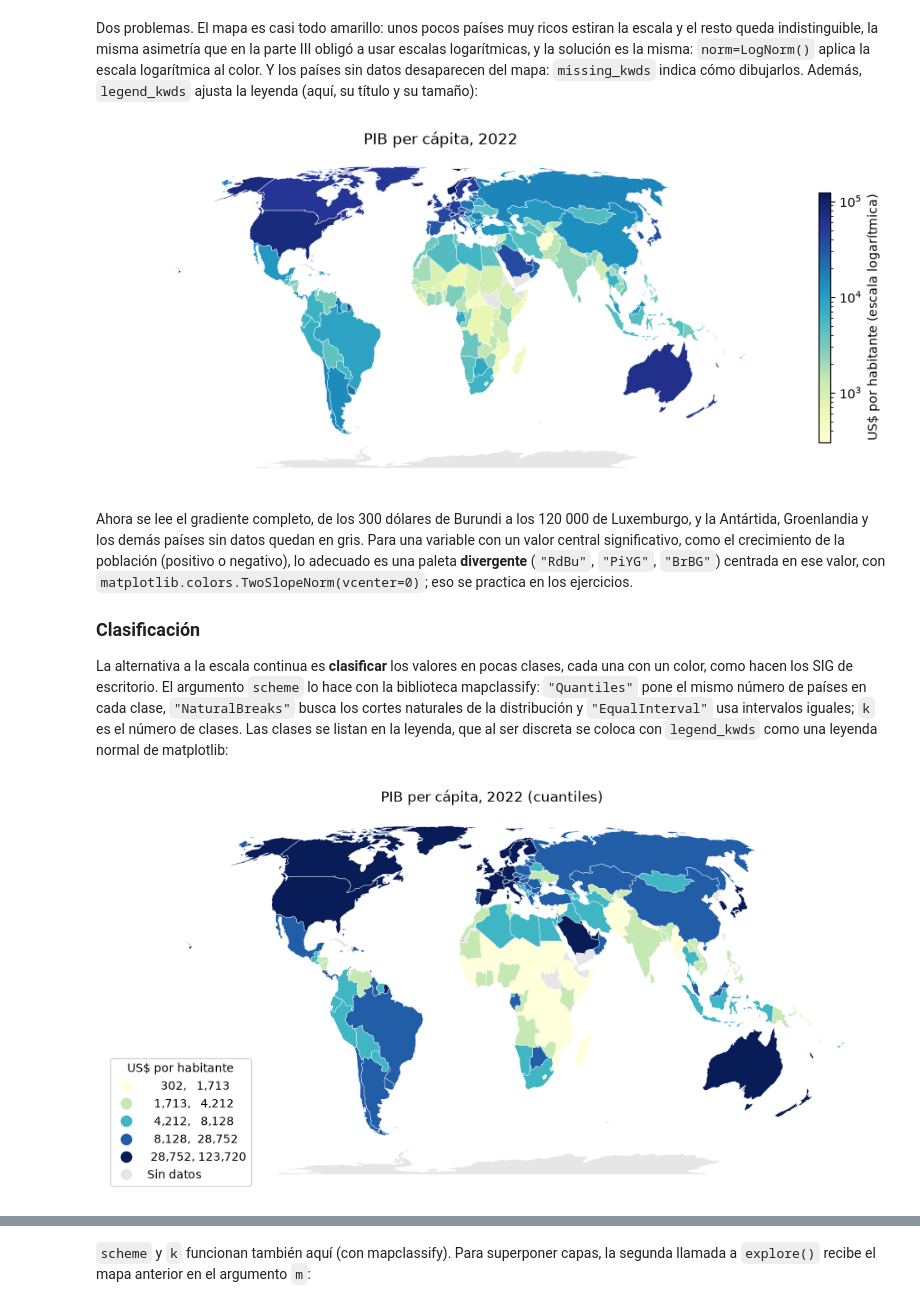
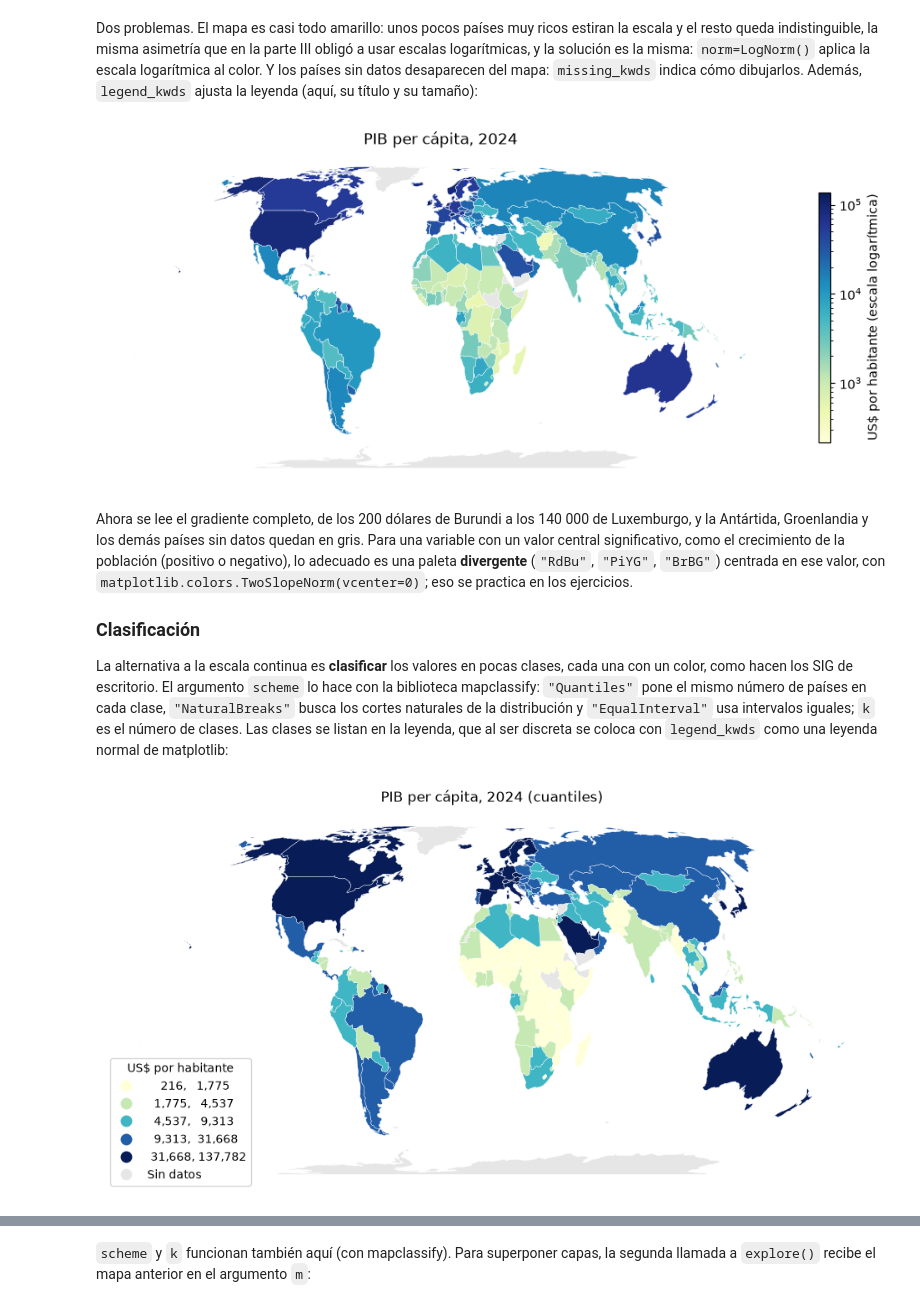
Before and after one commit to gf0657-programacionsig/2026-ii, a Jupyter notebook: contenidos/iv-procesamiento-datos-geoespaciales/17-geopandas-datos-vectoriales.ipynb, the cells around one changed output, grey strips where cells are left out. Drawn from its saved outputs; the diff is of its cells as text; code cells hidden in the pictures.

```diff
--- a/contenidos/iv-procesamiento-datos-geoespaciales/17-geopandas-datos-vectoriales.ipynb
+++ b/contenidos/iv-procesamiento-datos-geoespaciales/17-geopandas-datos-vectoriales.ipynb
@@ -295,8 +295,8 @@ Costa Rica mide unos 51 100 km², la cifra oficial. CRTM05 está diseñada para
 
 Las capas de Natural Earth traen la geometría y unos pocos atributos; los indicadores actuales están en el CSV del Banco Mundial. Ambas fuentes identifican los países con códigos de tres letras, así que se unen con `merge()`, exactamente como en la [parte II](https://gf0657-programacionsig.github.io/2026-ii/pandas-agrupacion-uniones/) de la serie *pandas*. El resultado es un GeoDataFrame **siempre que el GeoDataFrame esté a la izquierda**, es decir, que sea el objeto sobre el que se llama a `merge()`:
 # %%
-# Indicadores del desarrollo mundial de 2022, del Banco Mundial
-indicadores = pd.read_csv(DATOS_BM + "/indicadores-2022.csv")
+# Indicadores del desarrollo mundial de 2024, del Banco Mundial
+indicadores = pd.read_csv(DATOS_BM + "/indicadores-2024.csv")
 
 print(indicadores.shape)
 indicadores.head()
@@ -413,14 +413,14 @@ paises_bm.plot(
     missing_kwds={"color": "#E6E6E6", "label": "Sin datos"}
 )
 
-ax.set_title("PIB per cápita, 2022")
+ax.set_title("PIB per cápita, 2024")
 ax.set_axis_off()
 
 plt.show()
 # %% [output]
-[figure, old version]
+[figure, new version]
 # %% [markdown]
-Ahora se lee el gradiente completo, de los 300 dólares de Burundi a los 120 000 de Luxemburgo, y la Antártida, Groenlandia y los demás países sin datos quedan en gris. Para una variable con un valor central significativo, como el crecimiento de la población (positivo o negativo), lo adecuado es una paleta **divergente** (`"RdBu"`, `"PiYG"`, `"BrBG"`) centrada en ese valor, con `matplotlib.colors.TwoSlopeNorm(vcenter=0)`; eso se practica en los ejercicios.
+Ahora se lee el gradiente completo, de los 200 dólares de Burundi a los 140 000 de Luxemburgo, y la Antártida, Groenlandia y los demás países sin datos quedan en gris. Para una variable con un valor central significativo, como el crecimiento de la población (positivo o negativo), lo adecuado es una paleta **divergente** (`"RdBu"`, `"PiYG"`, `"BrBG"`) centrada en ese valor, con `matplotlib.colors.TwoSlopeNorm(vcenter=0)`; eso se practica en los ejercicios.
 
 ### Clasificación
 
@@ -428,18 +428,18 @@ La alternativa a la escala continua es **clasificar** los valores en pocas clase
 # %%
 # PIB per cápita clasificado en cinco cuantiles (requiere mapclassify)
 fig, ax = plt.subplots(figsize=(12, 6))
 
 paises_bm.plot(
     ax=ax, column="pib_per_capita", cmap="YlGnBu", edgecolor="white", linewidth=0.3,
     scheme="Quantiles", k=5,
     legend=True, legend_kwds={"title": "US$ por habitante", "loc": "lower left", "fmt": "{:,.0f}"},
     missing_kwds={"color": "#E6E6E6", "label": "Sin datos"}
 )
 
-ax.set_title("PIB per cápita, 2022 (cuantiles)")
+ax.set_title("PIB per cápita, 2024 (cuantiles)")
 ax.set_axis_off()
 
 plt.show()
 # %% [output]
-[figure, old version]
+[figure, new version]
 # %% [markdown]
```
Also changed, not shown: parts of 6 cells of this notebook.
